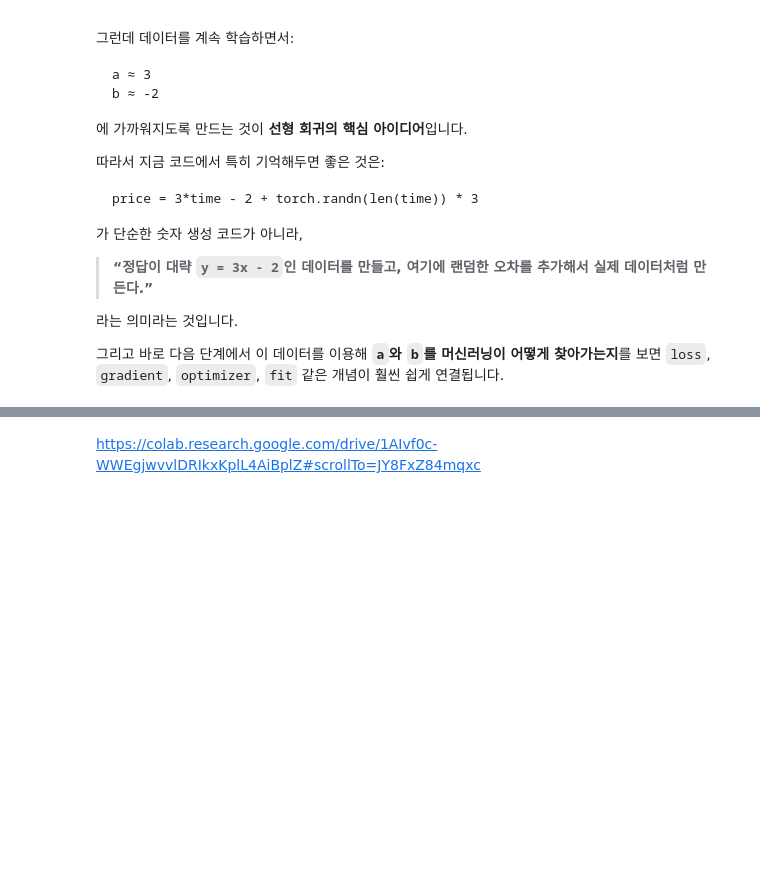
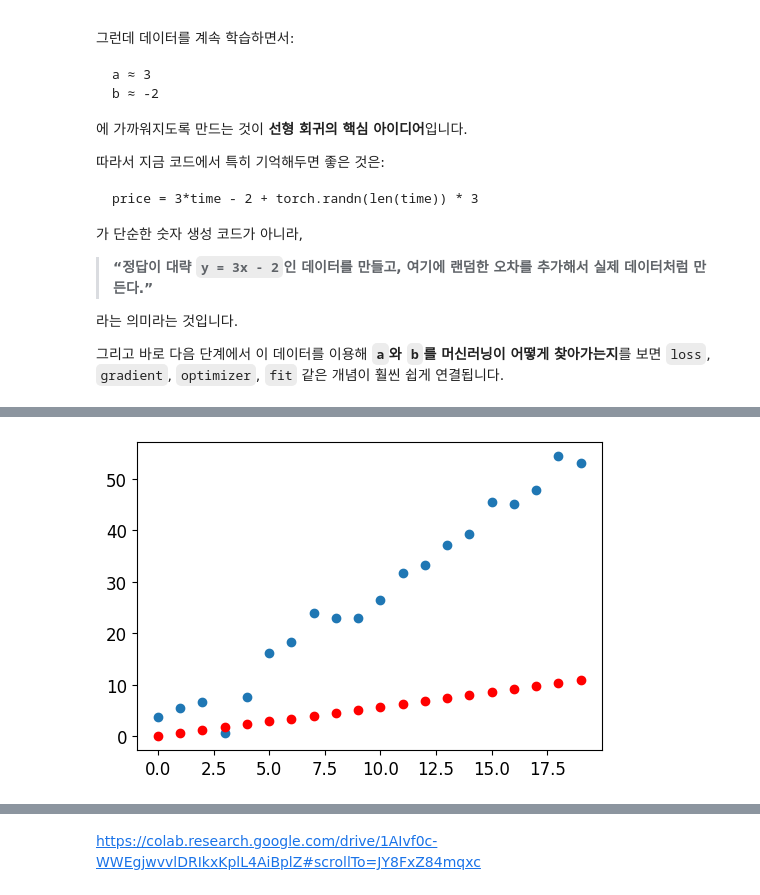
Before and after one commit to groomigroom/python_files, a Jupyter notebook: machine_learning/video_경사하강.ipynb, the cells around one changed output, grey strips where cells are left out. Cells and saved outputs as stored; diff of their text form; code cells hidden in the pictures; blank space fills up the shorter version.

```diff
--- a/machine_learning/video_경사하강.ipynb
+++ b/machine_learning/video_경사하강.ipynb
@@ -973,0 +976,4 @@ def f(t, params):
+# %%
+params = torch.randn(2).requires_grad_()
+orig_params = params.clone()
+params
@@ -973,0 +1023,5 @@ def f(t, params):
+# %%
+def show_preds(preds, ax=None):
+  if ax is None: fig, ax = plt.subplots()
+  ax.scatter(time, price)
+  ax.scatter(time, to_np(preds), color='red')
@@ -973,0 +1069,5 @@ def f(t, params):
+# %%
+preds = f(time, params)
+show_preds(preds)
+# %% [output]
+[figure, added]
```
Also changed, not shown: parts of 7 cells of this notebook.
